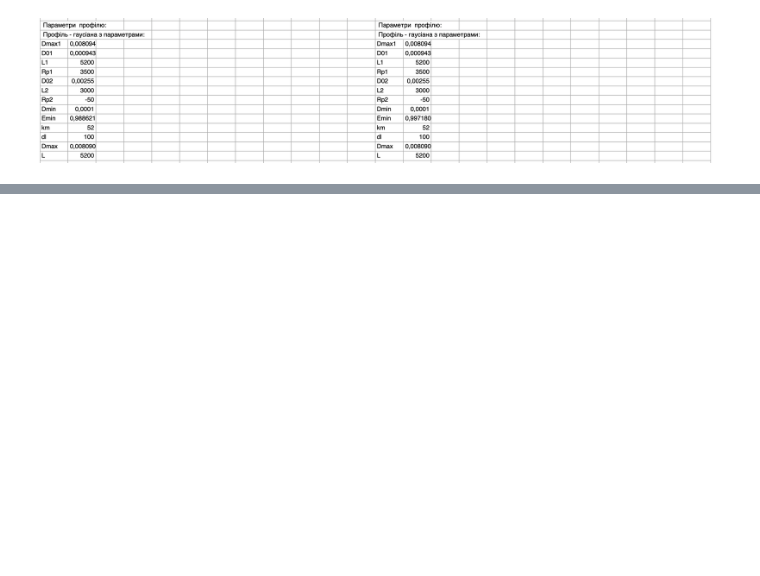
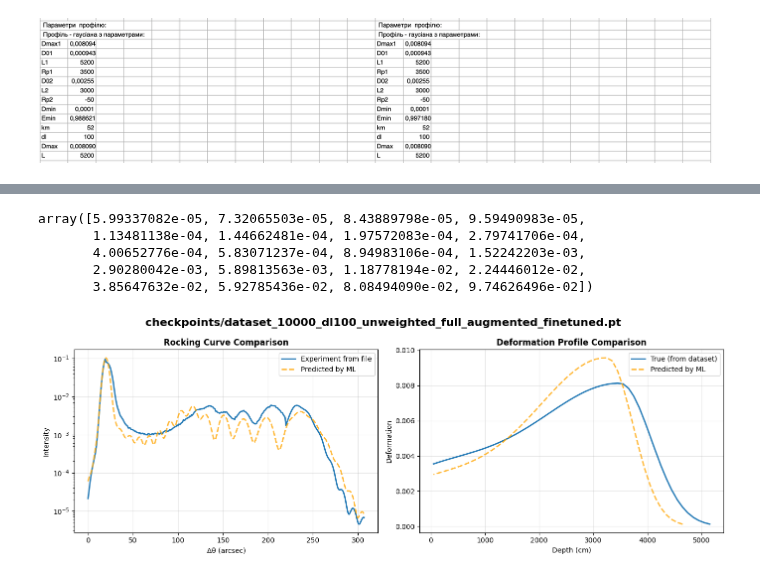
Before and after one commit to Vekeryk/master-xrd, a Jupyter notebook: j_analyze_experiment.ipynb, the cells around one changed output, grey strips where cells are left out. Saved outputs shown, nothing was run; the diff lists cells and outputs as text; code cells hidden in the pictures; blank space fills up the shorter version.

```diff
--- a/j_analyze_experiment.ipynb
+++ b/j_analyze_experiment.ipynb
@@ -262,12 +224,12 @@ Model output dimension: 7 parameters
 # %% [markdown]
 ## 5. Make Predictions
 # %%
-m1_ML = exp_data_processed.size()[0]
-parsed_X = torch.tensor(np.linspace(0, m1_ML - 1, m1_ML)).unsqueeze(0)
-parsed_Y = exp_data_processed.unsqueeze(0)
+print(f"Input data length for model: {x_length} points")
+model_X = torch.tensor(np.linspace(0, x_length - 1, x_length)).unsqueeze(0)
+model_Y = experiment_Y.unsqueeze(0)
 
-# ds = NormalizedXRDDataset(parsed_X, parsed_Y, train=False)
-ds = NormalizedXRDDataset(parsed_X, torch.tensor(r_curve.Y_R_vseZ, dtype=torch.float32).unsqueeze(0), train=False)
+ds = NormalizedXRDDataset(model_X, torch.tensor(simulated_curve.Y_R_vseZ, dtype=torch.float32).unsqueeze(0), train=False)
+# ds = NormalizedXRDDataset(model_X, model_Y, train=False)
 dl = torch.utils.data.DataLoader(ds, batch_size=256)
 
 preds = []
@@ -355,0 +278,55 @@ array([4.21296005e-04, 4.07049057e-04, 3.95443391e-04, 3.87569459e-04,
+# %%
+predicted_curve, predicted_profile = xrd.compute_curve_and_profile(
+    array=pred_values.tolist(),
+    dl=100e-8
+)
+# %%
+x = torch.linspace(0, x_length - 1, x_length)
+# %%
+predicted_curve.Y_R_vseZ[:20]
+# %% [output]
+array([5.99337082e-05, 7.32065503e-05, 8.43889798e-05, 9.59490983e-05,
+       1.13481138e-04, 1.44662481e-04, 1.97572083e-04, 2.79741706e-04,
+       4.00652776e-04, 5.83071237e-04, 8.94983106e-04, 1.52242203e-03,
+       2.90280042e-03, 5.89813563e-03, 1.18778194e-02, 2.24446012e-02,
+       3.85647632e-02, 5.92785436e-02, 8.08494090e-02, 9.74626496e-02])
+# %%
+fig, axes = plt.subplots(1, 2, figsize=(14, 5))
+
+fig.suptitle(MODEL_CHECKPOINT, fontsize=16, fontweight='bold')
+
+# Rocking Curve
+axes[0].set_title("Rocking Curve Comparison", fontsize=12, fontweight='bold')
+axes[0].plot(x, experiment_Y.numpy(), label="Experiment from file", color='C0', linestyle='-', linewidth=2)
+
+# Predicted curve
+axes[0].plot(x, predicted_curve.Y_R_vseZ[:x_length],
+             label="Predicted by ML", color='orange', linestyle='--', linewidth=2, alpha=0.8)
+
+# Simulated curve
+# axes[0].plot(x, simulated_curve.Y_R_vseZ[:x_length],
+#              label="SIMULATED CURVE", color='green', linestyle=':', linewidth=2, alpha=0.8)
+# axes[0].plot(x, experiment_Y_new,
+#              label="SIMULATED CURVE", color='red', linestyle=':', linewidth=2, alpha=0.8)
+
+axes[0].set_xlabel("Δθ (arcsec)")
+axes[0].set_ylabel("Intensity")
+axes[0].set_yscale('log')
+axes[0].grid(True, alpha=0.3)
+axes[0].legend()
+
+# Deformation Profile
+axes[1].set_title("Deformation Profile Comparison", fontsize=12, fontweight='bold')
+axes[1].plot(simulated_profile.X, simulated_profile.total_Y,
+             label="True (from dataset)", color='C0', linestyle='-', linewidth=2)
+axes[1].plot(predicted_profile.X, predicted_profile.total_Y,
+             label="Predicted by ML", color='orange', linestyle='--', linewidth=2, alpha=0.8)
+axes[1].set_xlabel("Depth (cm)")
+axes[1].set_ylabel("Deformation")
+axes[1].grid(True, alpha=0.3)
+axes[1].legend()
+
+plt.tight_layout()
+plt.show()
+# %% [output]
+[figure, added]
```
Also changed, not shown: parts of 25 cells of this notebook, 5 other files.
